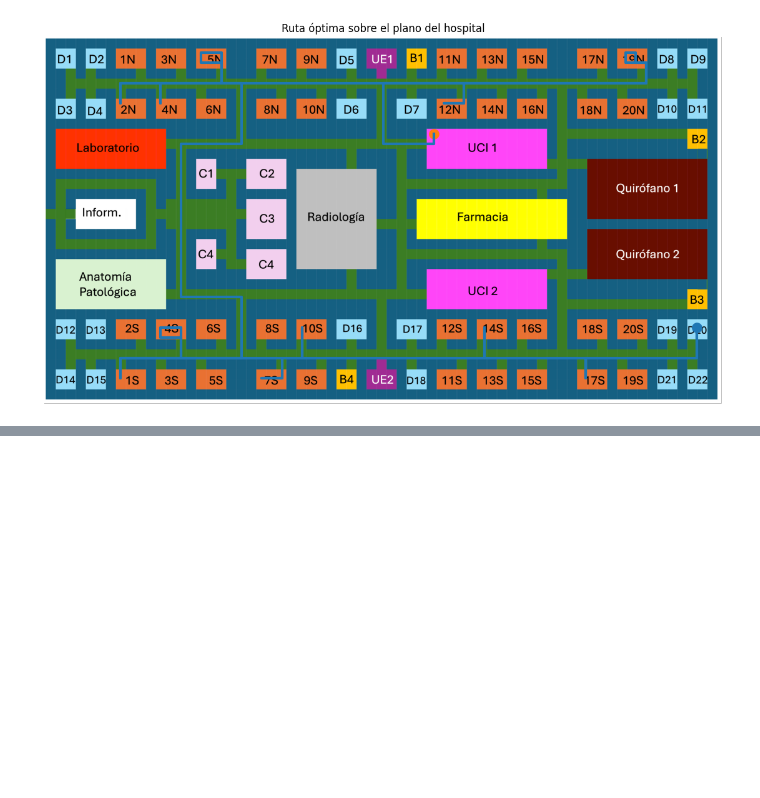
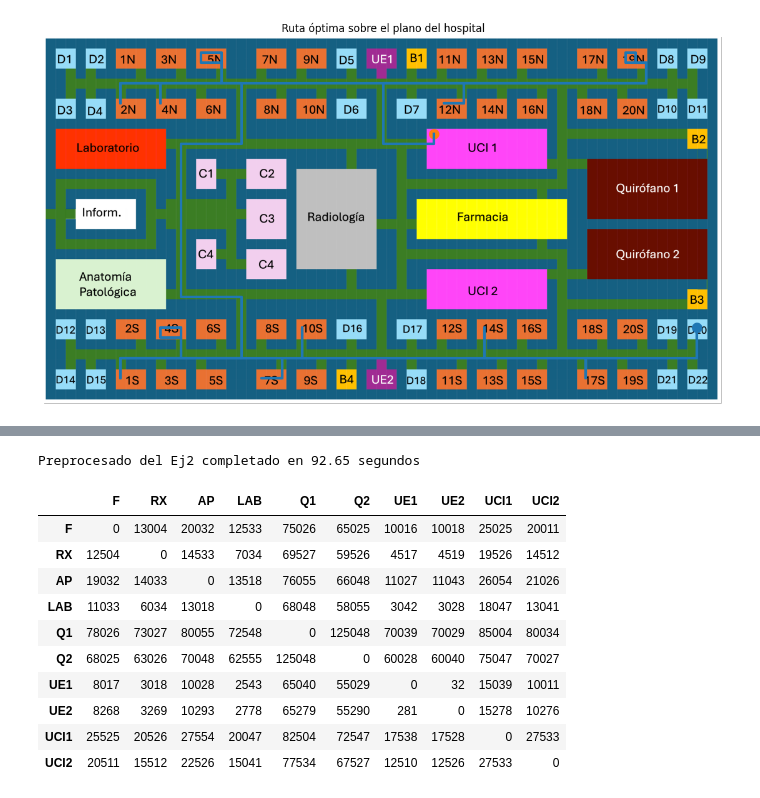
Before and after one commit to dmh1006/Practica4_DarioMeneses, a Jupyter notebook: Practica4- Resolucion.ipynb, the cells around one changed output, grey strips where cells are left out. Cells and saved outputs as stored; diff of their text form; code cells hidden in the pictures; blank space fills up the shorter version.

```diff
--- a/Practica4- Resolucion.ipynb
+++ b/Practica4- Resolucion.ipynb
@@ -963,0 +1026,67 @@ plt.show()
+# %%
+# ============================================================
+# Preprocesado con A* (costes y caminos)
+# ============================================================
+# Se calcula el coste mínimo entre todos los pares de servicios
+# para que el genético solo tenga que consultar una matriz.
+# ============================================================
+
+def camino_y_coste_entre_servicios(origen, destino):
+    """
+    Calcula el camino y el coste mínimo entre dos servicios usando A*.
+
+    Args:
+        origen (str): etiqueta del punto origen (ej. 'F', 'RX', ...)
+        destino (str): etiqueta del punto destino
+
+    Returns:
+        tuple: (camino, coste)
+            camino -> lista de (fila, col)
+            coste  -> coste total del camino
+    """
+    pos_origen = POSICIONES_E2[origen]
+    pos_destino = POSICIONES_E2[destino]
+
+    problema = ProblemaHospital(pos_origen, pos_destino)
+    solucion = busqueda_A_estrella(problema, traza=False)
+
+    if solucion is None:
+        return None, float("inf")
+
+    return solucion.camino(), solucion.getG()
+
+
+COSTE_E2 = {a: {} for a in PUNTOS_E2}
+CAMINOS_E2 = {a: {} for a in PUNTOS_E2}
+
+t0 = time.perf_counter()
+
+for a in PUNTOS_E2:
+    for b in PUNTOS_E2:
+
+        if a == b:
+            COSTE_E2[a][b] = 0
+            CAMINOS_E2[a][b] = [POSICIONES_E2[a]]
+            continue
+
+        camino, coste = camino_y_coste_entre_servicios(a, b)
+        COSTE_E2[a][b] = coste
+        CAMINOS_E2[a][b] = camino
+
+t1 = time.perf_counter()
+print(f"Preprocesado del Ej2 completado en {t1 - t0:.2f} segundos")
+
+pd.DataFrame(COSTE_E2).loc[PUNTOS_E2, PUNTOS_E2]
+# %% [output]
+Preprocesado del Ej2 completado en 92.65 segundos
+|  | F | RX | AP | LAB | Q1 | Q2 | UE1 | UE2 | UCI1 | UCI2 |
+| F | 0 | 13004 | 20032 | 12533 | 75026 | 65025 | 10016 | 10018 | 25025 | 20011 |
+| RX | 12504 | 0 | 14533 | 7034 | 69527 | 59526 | 4517 | 4519 | 19526 | 14512 |
+| AP | 19032 | 14033 | 0 | 13518 | 76055 | 66048 | 11027 | 11043 | 26054 | 21026 |
+| LAB | 11033 | 6034 | 13018 | 0 | 68048 | 58055 | 3042 | 3028 | 18047 | 13041 |
+| Q1 | 78026 | 73027 | 80055 | 72548 | 0 | 125048 | 70039 | 70029 | 85004 | 80034 |
+| Q2 | 68025 | 63026 | 70048 | 62555 | 125048 | 0 | 60028 | 60040 | 75047 | 70027 |
+| UE1 | 8017 | 3018 | 10028 | 2543 | 65040 | 55029 | 0 | 32 | 15039 | 10011 |
+| UE2 | 8268 | 3269 | 10293 | 2778 | 65279 | 55290 | 281 | 0 | 15278 | 10276 |
+| UCI1 | 25525 | 20526 | 27554 | 20047 | 82504 | 72547 | 17538 | 17528 | 0 | 27533 |
+| UCI2 | 20511 | 15512 | 22526 | 15041 | 77534 | 67527 | 12510 | 12526 | 27533 | 0 |
```
Also changed, not shown: parts of 10 cells of this notebook.
